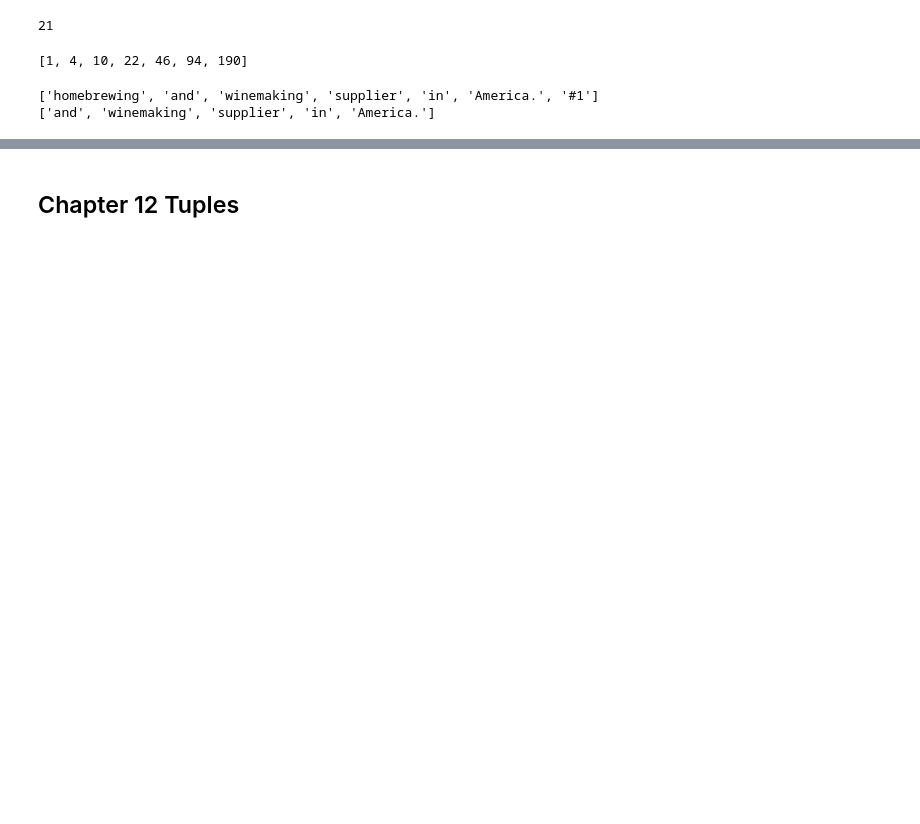
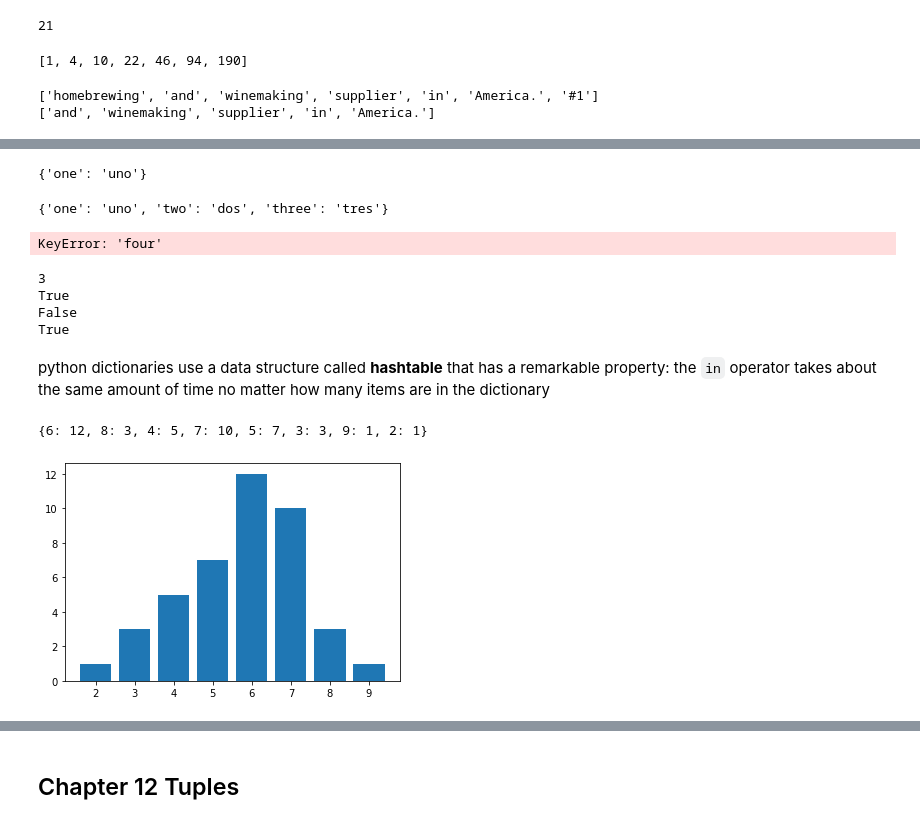
Before and after one commit to SmilodonCub/DATA602, a Jupyter notebook: Think_Python_Notes.ipynb, the cells around one changed output, grey strips where cells are left out. Drawn from its saved outputs; the diff is of its cells as text; code cells hidden in the pictures; blank space fills up the shorter version.

```diff
--- a/Think_Python_Notes.ipynb
+++ b/Think_Python_Notes.ipynb
@@ -559,0 +577,55 @@ print( res )
+# %%
+#define a dictionary item
+eng2sp[ 'one' ] = 'uno'
+print( eng2sp )
+# %% [output]
+{'one': 'uno'}
+# %%
+# another way to initialize a dict()
+
+eng2sp = { 'one':'uno', 'two':'dos', 'three':'tres' }
+print( eng2sp )
+# %% [output]
+{'one': 'uno', 'two': 'dos', 'three': 'tres'}
+# %%
+# if a key is not in a dictionary...
+eng2sp[ 'four' ]
+# %% [output]
+KeyError: 'four'
+# %%
+#some dict things
+
+print( len( eng2sp ) )
+print( 'one' in eng2sp )
+print( 'uno' in eng2sp )
+vals = eng2sp.values()
+print( 'uno' in vals )
+# %% [output]
+3
+True
+False
+True
+# %% [markdown]
+python dictionaries use a data structure called **hashtable** that has a remarkable property: the `in` operator takes about the same amount of time no matter how many items are in the dictionary
+# %%
+#a dictionary as a collection of counters
+def histogram( s ):
+    d = dict()
+    for c in s:
+        if c not in d:
+            d[ c ] = 1
+        else:
+            d[ c ] += 1
+    return d
+
+someNums = [ 6,8,4,7,6,5,7,6,7,5,6,7,5,6,3,4,5,7,6,7,6,5,6,4,8,6,7,3,6,5,9,3,2,7,5,6,8,4,6,7,4,7 ]
+
+dist = histogram( someNums )
+print( dist )
+keys = dist.keys()
+values = dist.values()
+import matplotlib.pyplot as plt
+plt.bar(keys, values);
+# %% [output]
+{6: 12, 8: 3, 4: 5, 7: 10, 5: 7, 3: 3, 9: 1, 2: 1}
+[figure, added]
```
Also changed, not shown: parts of 9 cells of this notebook.
